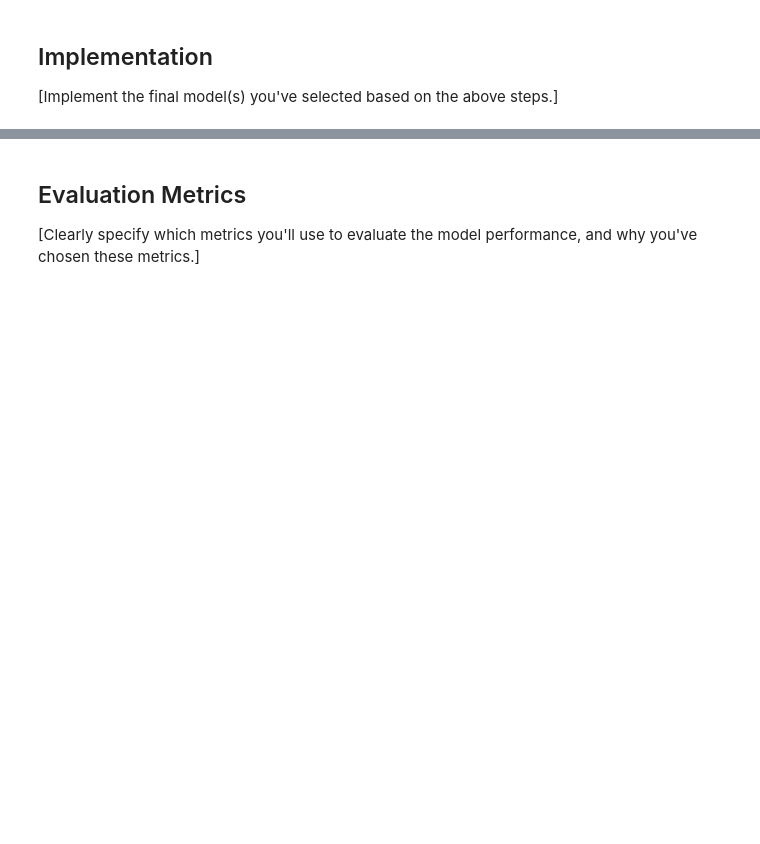
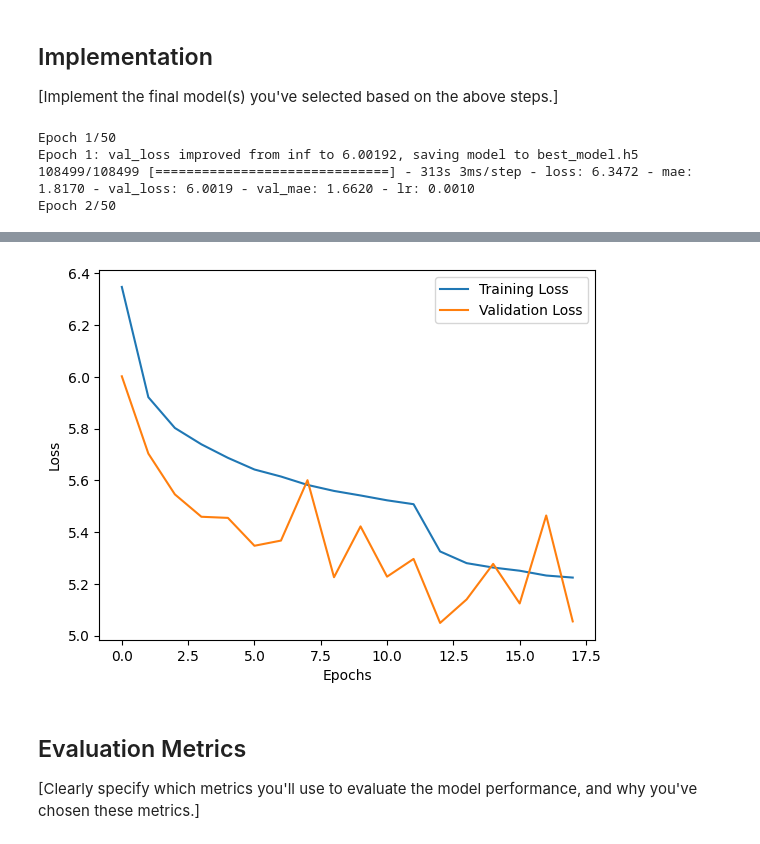
Before and after one commit to maciejlipski/opencampus_travel_time, a Jupyter notebook: 3_Model/model_definition_evaluation_ML.ipynb, the cells around one changed output, grey strips where cells are left out. Saved outputs shown, nothing was run; the diff lists cells and outputs as text; code cells hidden in the pictures; blank space fills up the shorter version.

```diff
--- a/3_Model/model_definition_evaluation_ML.ipynb
+++ b/3_Model/model_definition_evaluation_ML.ipynb
@@ -25,14 +41,15 @@ from sklearn.metrics import accuracy_score, mean_squared_error, classification_r
 # %%
 # Load the dataset
 # Replace 'your_dataset.csv' with the path to your actual dataset
-df = pd.read_csv('your_dataset.csv')
+df = pd.read_csv('/content/drive/MyDrive/opencampus_all_files/combined_data_r1.csv')
 
 # Perform any feature engineering steps
 # Example: df['new_feature'] = df['feature1'] + df['feature2']
 
 # Feature and target variable selection
-X = df[['your', 'selected', 'features']]
-y = df['target_variable']
+Time_real = df['Time']
+X = df[['Elevation', 'Slope_prev', 'Slope_next',  'Angle', 'Distance', 'Cumulative_Slope']] # Cumulative slope
+y = df['Speed']
 
 # Split the dataset
 X_train, X_test, y_train, y_test = train_test_split(X, y, test_size=0.2, random_state=42)
@@ -56,0 +115,69 @@ X_train, X_test, y_train, y_test = train_test_split(X, y, test_size=0.2, random_
+# %%
+import tensorflow as tf
+from tensorflow.keras.models import Sequential
+from tensorflow.keras.layers import Dense
+from tensorflow.keras.optimizers import Adam
+from tensorflow.keras.callbacks import EarlyStopping, ModelCheckpoint, ReduceLROnPlateau
+from sklearn.preprocessing import StandardScaler
+from sklearn.model_selection import train_test_split
+import pandas as pd
+
+# Normalize the features using StandardScaler
+scaler = StandardScaler()
+X_train_scaled = scaler.fit_transform(X_train)
+X_test_scaled = scaler.transform(X_test)
+
+# 1. Early Stopping: Stops training when validation loss doesn't improve.
+early_stopping = EarlyStopping(
+    monitor='val_loss',       # Metric to monitor
+    patience=5,               # Number of epochs to wait for improvement
+    restore_best_weights=True # Rollback to the best model weights
+)
+
+# 2. Model Checkpoint: Saves the best model during training.
+model_checkpoint = ModelCheckpoint(
+    'best_model.keras',           # Filepath to save the model
+    monitor='val_loss',        # Metric to monitor
+    save_best_only=True,       # Save only the best model
+    mode='min',                # Minimize validation loss
+    verbose=1                  # Show a message when saving the model
+)
+
+# 3. Learning Rate Scheduler: Reduce learning rate when validation loss plateaus.
+reduce_lr = ReduceLROnPlateau(
+    monitor='val_loss',        # Metric to monitor
+    factor=0.1,                # Factor by which to reduce the learning rate
+    patience=3,                # Number of epochs to wait before reducing
+    min_lr=1e-6,               # Lower bound for learning rate
+    verbose=1                  # Show a message when reducing the learning rate
+)
+
+# Combine callbacks into a list
+callbacks = [early_stopping, model_checkpoint, reduce_lr]
+
+# Train the model with callbacks
+history = model.fit(
+    X_train_scaled, y_train,
+    epochs=50,
+    batch_size=32,
+    validation_data=(X_test_scaled, y_test),
+    callbacks=callbacks       # Pass callbacks to the fit method
+)
+
+# Evaluate the model
+loss, mae = model.evaluate(X_test_scaled, y_test)
+print(f"Test Loss: {loss}, Test MAE: {mae}")
+
+# Optionally, plot the training history (e.g., loss or MAE over epochs)
+import matplotlib.pyplot as plt
+plt.plot(history.history['loss'], label='Training Loss')
+plt.plot(history.history['val_loss'], label='Validation Loss')
+plt.xlabel('Epochs')
+plt.ylabel('Loss')
+plt.legend()
+plt.show()
+# %% [output]
+Epoch 1/50
+Epoch 1: val_loss improved from inf to 6.00192, saving model to best_model.h5
+108499/108499 [==============================] - 313s 3ms/step - loss: 6.3472 - mae: 1.8170 - val_loss: 6.0019 - val_mae: 1.6620 - lr: 0.0010
+Epoch 2/50
@@ -57,3 +201,4 @@ X_train, X_test, y_train, y_test = train_test_split(X, y, test_size=0.2, random_
+[figure, added]
 # %% [markdown]
 ## Evaluation Metrics
 
```
Also changed, not shown: parts of 21 cells of this notebook.
